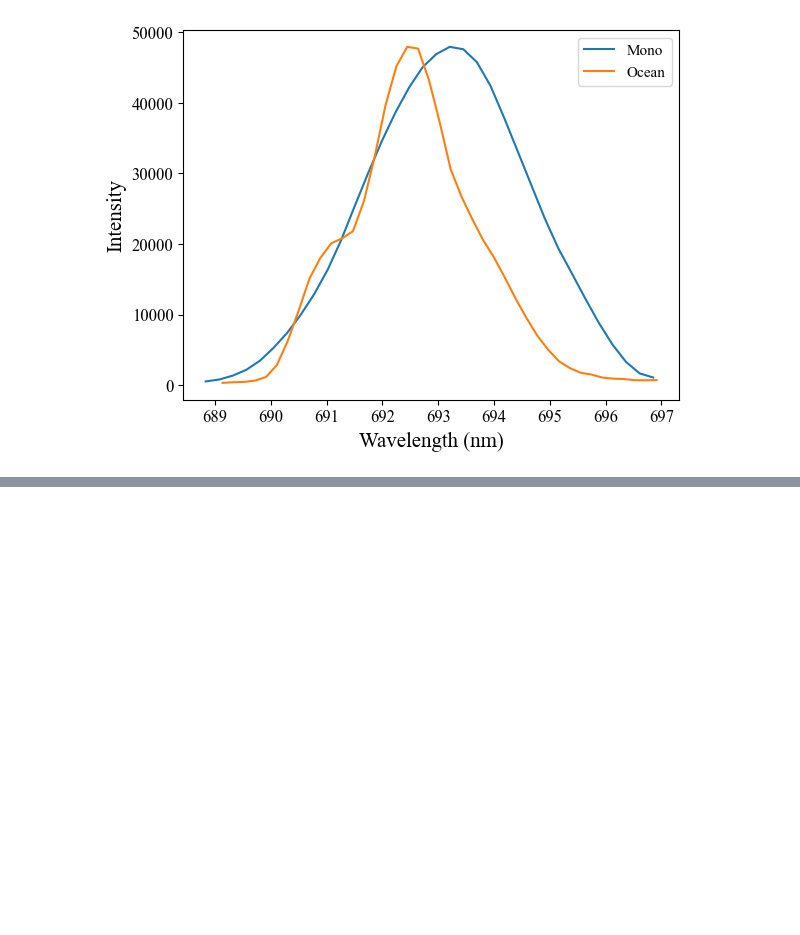
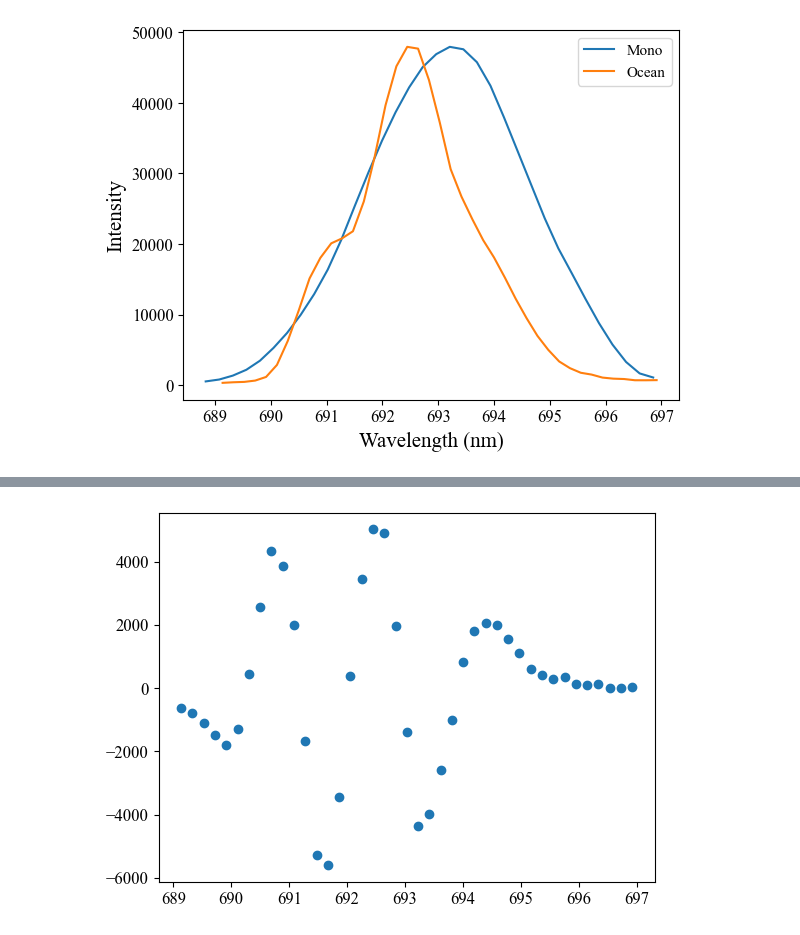
Before and after one commit to Sebastian426/Advanced-Lab-Code, a Jupyter notebook: Main_Results_Plots/Peak_Plots.ipynb, the cells around one changed output, grey strips where cells are left out. Drawn from its saved outputs; the diff is of its cells as text; code cells hidden in the pictures; blank space fills up the shorter version.

```diff
--- a/Main_Results_Plots/Peak_Plots.ipynb
+++ b/Main_Results_Plots/Peak_Plots.ipynb
@@ -362,0 +495,84 @@ angstrom_scalefactor = 10
+# %%
+def gaussian_single_model(x, A, center, sigma, offset):
+    return A * gaussian_profile(x - center, sigma) + offset
+
+p0_R1_ocean_gauss = [A1_ocean_guess, ocean_R1_guess, 0.3, np.min(y_ocean_masked)]
+
+bounds_R1_ocean_gauss = [
+    [np.max(y_ocean_masked)*0.01, 690, 0.01, -np.inf], #Lower
+    [np.max(y_ocean_masked)*4, 696, np.inf, 2*np.min(y_ocean_masked)] #Upper
+]
+
+# --- Step 1: Fit R1 ---
+
+pop_R1_ocean_gauss, _ = curve_fit(gaussian_single_model,
+                                  x_ocean_masked,
+                                  y_ocean_masked,
+                                  sigma= y_err_ocean_masked,
+                                  absolute_sigma=True,
+                                  p0 = p0_R1_ocean_gauss,
+                                  bounds = bounds_R1_ocean_gauss)
+
+
+# --- Step 2: Subtract R1 to get residual ---
+
+remainder_ocean_gauss = y_ocean_masked - gaussian_single_model(x_ocean_masked, *pop_R1_ocean_gauss)
+
+plt.figure(1)
+plt.scatter(x_ocean_masked,remainder_ocean_gauss)
+plt.show()
+
+ocean_R2_guess_gauss = 691
+
+p0_R2_ocean_gauss = [np.max(remainder_ocean_gauss), ocean_R2_guess_gauss, 0.3, 0]
+
+bounds_R2_ocean_gauss = [
+    [np.max(y_ocean_masked)*0.01, 690, 0.01, -np.inf], #Lower
+    [np.max(y_ocean_masked)*4, 692, np.inf, 2*np.min(y_ocean_masked)] #Upper
+]
+
+# --- Step 3: Fit R2 to residual ---
+
+pop_R2_ocean_gauss, _ = curve_fit(gaussian_single_model,
+                                  x_ocean_masked,
+                                  remainder_ocean_gauss,
+                                  sigma= y_err_ocean_masked,
+                                  absolute_sigma=True,
+                                  p0 = p0_R2_ocean_gauss,
+                                  bounds = bounds_R2_ocean_gauss)
+
+# --- Step 4: Combine the two Gaussians for full fit ---
+full_fit_ocean_gauss = gaussian_single_model(x_ocean_masked,*pop_R1_ocean_gauss)+gaussian_single_model(x_ocean_masked,*pop_R2_ocean_gauss)
+
+pop_ocean_gauss = [
+    pop_R1_ocean_gauss[0],  # A1
+    pop_R1_ocean_gauss[1],  # center1
+    pop_R1_ocean_gauss[2],  # sigma1
+    pop_R2_ocean_gauss[0],  # A2
+    pop_R2_ocean_gauss[1] - pop_R1_ocean_gauss[1],  # delta = center2 - center1
+    pop_R2_ocean_gauss[2],  # sigma2
+    pop_R1_ocean_gauss[3]   # offset
+]
+# --- Step 6: Plot ---
+
+plt.figure(1)
+
+plt.errorbar(x_ocean_masked, y_ocean_masked, yerr = y_err_ocean_masked,
+             fmt = "o", linestyle = "none", markersize = 3, markerfacecolor = "none", capsize = 3, color = "black")
+
+plt.plot(x_ocean_masked, full_fit_ocean_gauss,
+         color = "grey", linestyle = "--")
+
+plt.plot(x_fit_ocean, gaussian_single_model(x_fit_ocean, *pop_R1_ocean_gauss),
+         color = "red", linestyle = "--", alpha = 0.5, zorder=-1)
+
+plt.plot(x_fit_ocean, gaussian_single_model(x_fit_ocean, *pop_R2_ocean_gauss),
+         color = "blue", linestyle = "--", alpha = 0.5, zorder=-1)
+
+
+plt.axvline(pop_R1_ocean_gauss[1], color = "red", alpha = 0.5, linestyle = ":")
+plt.axvline(pop_R2_ocean_gauss[1], color = "blue", alpha = 0.5, linestyle = ":")
+
+plt.show()
+# %% [output]
+[figure, added]
```
Also changed, not shown: parts of 29 cells of this notebook.
